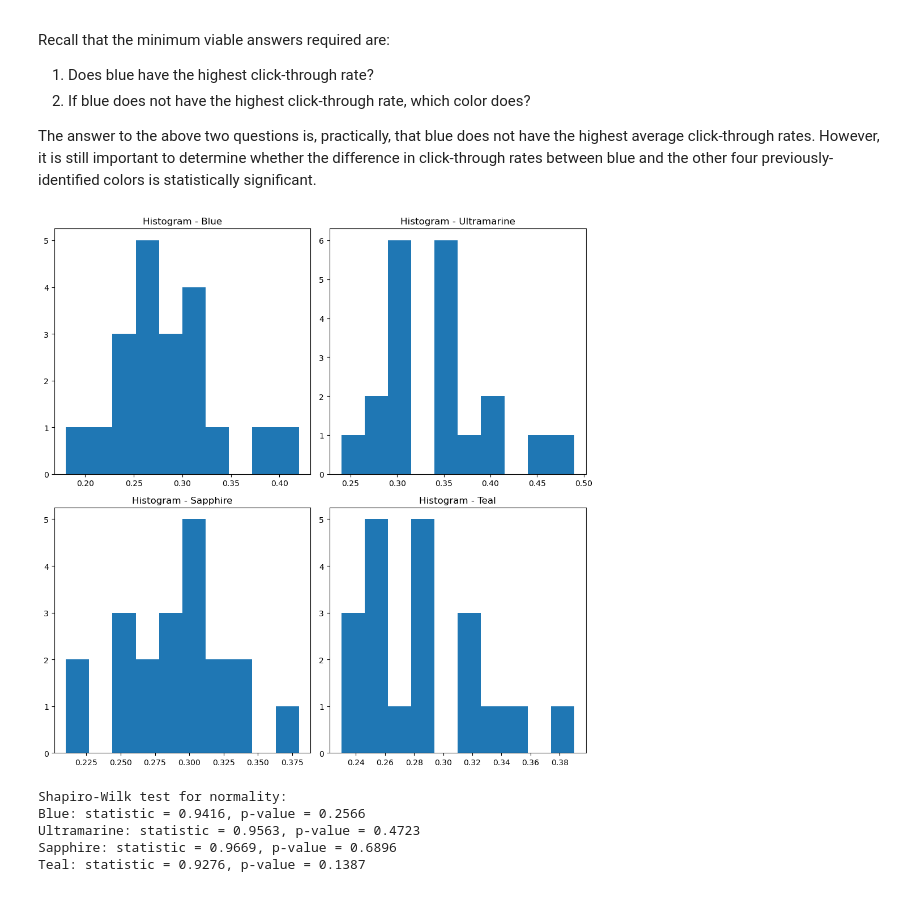
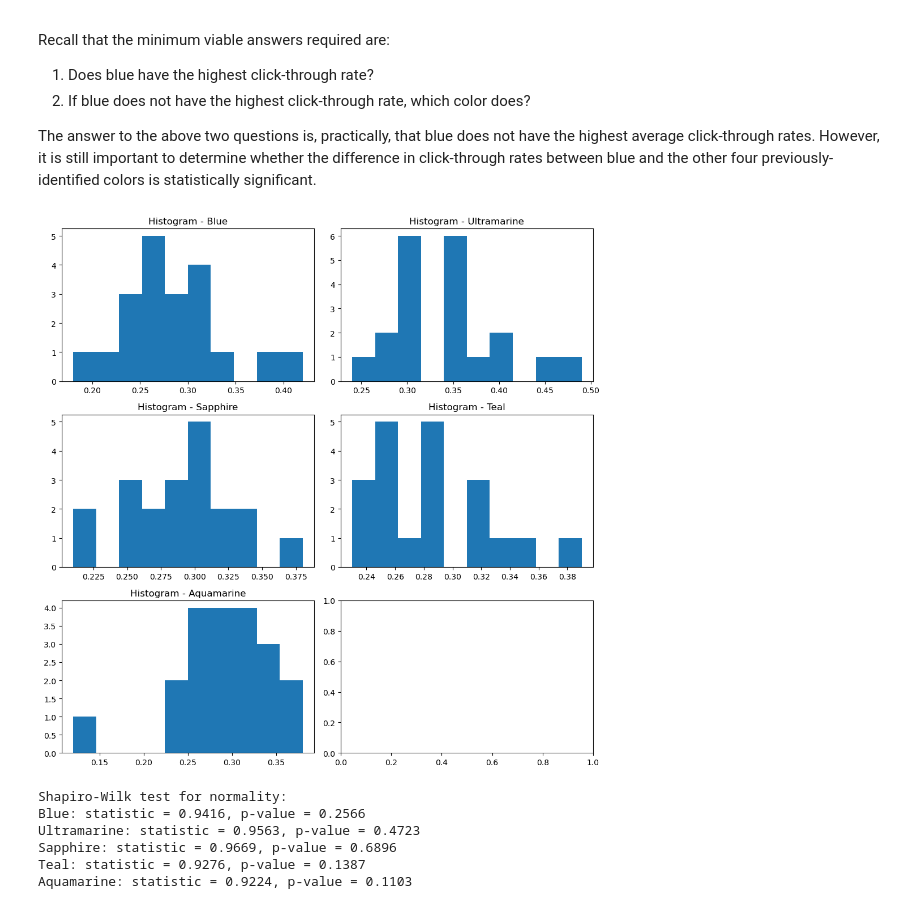
Before and after one commit to tacotuesday/assessing-ad-clicks, a Jupyter notebook: notebooks/assessing_ad_clicks.ipynb, the cells around one changed output. Cells and saved outputs as stored; diff of their text form; code cells hidden in the pictures.

```diff
--- a/notebooks/assessing_ad_clicks.ipynb
+++ b/notebooks/assessing_ad_clicks.ipynb
@@ -216,29 +198,34 @@ The answer to the above two questions is, practically, that blue does not have t
 # Capture the top colors based on the average clicks into a separate DataFrame.
 # This should make the statistical analysis easier.
 
-top_colors = df.loc[["Blue", "Ultramarine", "Sapphire", "Teal"]].iloc[:, :-2].T.reset_index(drop=True)
+top_colors = df.loc[["Blue", "Ultramarine", "Sapphire", "Teal", "Aquamarine"]].iloc[:, :-2].T.reset_index(drop=True)
 # %%
 # Determining normality and variance equality guides which hypothesis test to use.
+# If the data is normally distributed and the variances are equal, we can use a t-test.
+# Otherwise, we can use a non-parametric test like the Kruskal-Wallis test or permutation.
 # Let's look at the histogram plots of the top colors.
 
-fig, axes = plt.subplots(2, 2, figsize=(10, 10))
+fig, axes = plt.subplots(3, 2, figsize=(10, 10))
 
 axes[0, 0].hist(top_colors["Blue"])
 axes[0, 0].set_title("Histogram - Blue")
 
 axes[0, 1].hist(top_colors["Ultramarine"])
 axes[0, 1].set_title("Histogram - Ultramarine")
 
 axes[1, 0].hist(top_colors["Sapphire"])
 axes[1, 0].set_title("Histogram - Sapphire")
 
 axes[1, 1].hist(top_colors["Teal"])
 axes[1, 1].set_title("Histogram - Teal")
 
+axes[2, 0].hist(top_colors["Aquamarine"])
+axes[2, 0].set_title("Histogram - Aquamarine")
+
 plt.tight_layout()
 plt.show()
 # %% [output]
-[figure, old version]
+[figure, new version]
 # %%
 # I'm not confident in the data's normality off visual inspection alone.
 # Let's perform a Shapiro-Wilk normality test to determine if the data is normally distributed.
@@ -250,6 +237,7 @@ blue_normality = stats.shapiro(top_colors["Blue"])
 ultramarine_normality = stats.shapiro(top_colors["Ultramarine"])
 sapphire_normality = stats.shapiro(top_colors["Sapphire"])
 teal_normality = stats.shapiro(top_colors["Teal"])
+aquamarine_normality = stats.shapiro(top_colors["Aquamarine"])
 
 # Print the results
 print("Shapiro-Wilk test for normality:")
@@ -265,10 +253,14 @@ print(
 print(
     f"Teal: statistic = {teal_normality.statistic:.4f}, p-value = {teal_normality.pvalue:.4f}"
 )
+print(
+    f"Aquamarine: statistic = {aquamarine_normality.statistic:.4f}, p-value = {aquamarine_normality.pvalue:.4f}"
+)
 # %% [output]
 Shapiro-Wilk test for normality:
 Blue: statistic = 0.9416, p-value = 0.2566
 Ultramarine: statistic = 0.9563, p-value = 0.4723
 Sapphire: statistic = 0.9669, p-value = 0.6896
 Teal: statistic = 0.9276, p-value = 0.1387
+Aquamarine: statistic = 0.9224, p-value = 0.1103
 # %%
```
Also changed, not shown: parts of 7 cells of this notebook.
